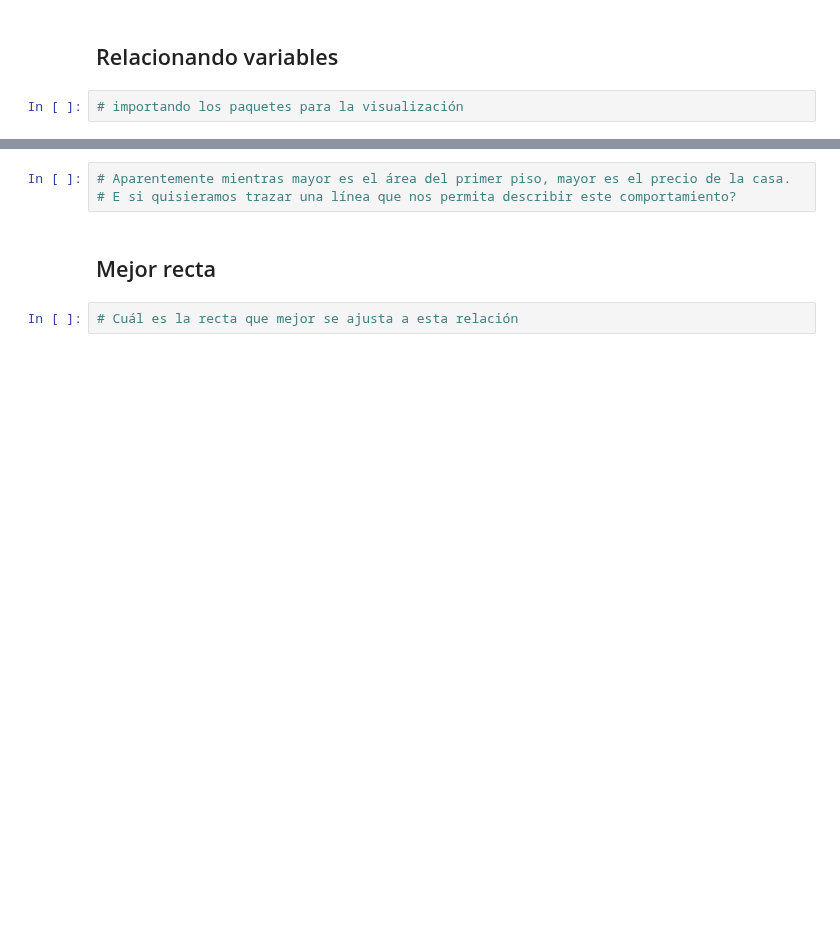
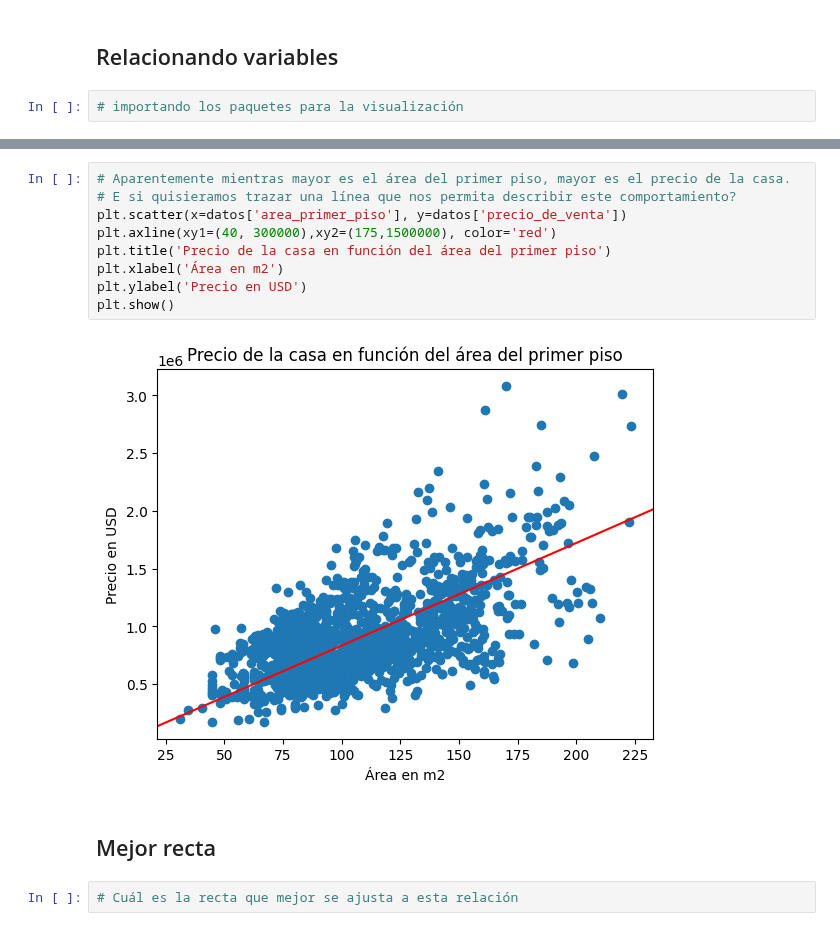
Before and after one commit to r2x4/machine_alura_oracle, a Jupyter notebook: regresion_lineal/precios_de_inmuebles_regresion_lineal.ipynb, the cells around one changed output, grey strips where cells are left out. Drawn from its saved outputs; the diff is of its cells as text; blank space fills up the shorter version.

```diff
--- a/regresion_lineal/precios_de_inmuebles_regresion_lineal.ipynb
+++ b/regresion_lineal/precios_de_inmuebles_regresion_lineal.ipynb
@@ -133,6 +140,14 @@ plt.show()
 # %%
 # Aparentemente mientras mayor es el área del primer piso, mayor es el precio de la casa.
 # E si quisieramos trazar una línea que nos permita describir este comportamiento?
+plt.scatter(x=datos['area_primer_piso'], y=datos['precio_de_venta'])
+plt.axline(xy1=(40, 300000),xy2=(175,1500000), color='red')
+plt.title('Precio de la casa en función del área del primer piso')
+plt.xlabel('Área en m2')
+plt.ylabel('Precio en USD')
+plt.show()
+# %% [output]
+[figure, added]
 # %% [markdown]
 ## Mejor recta
 # %%
```
Also changed, not shown: parts of 2 cells of this notebook.
